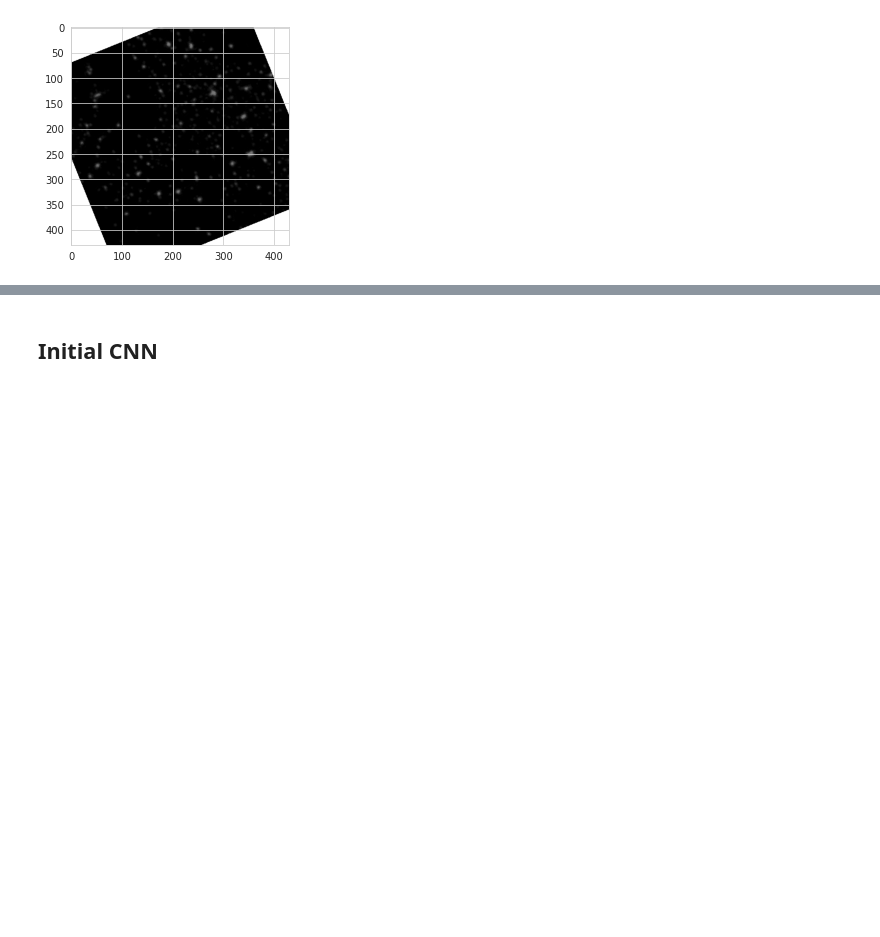
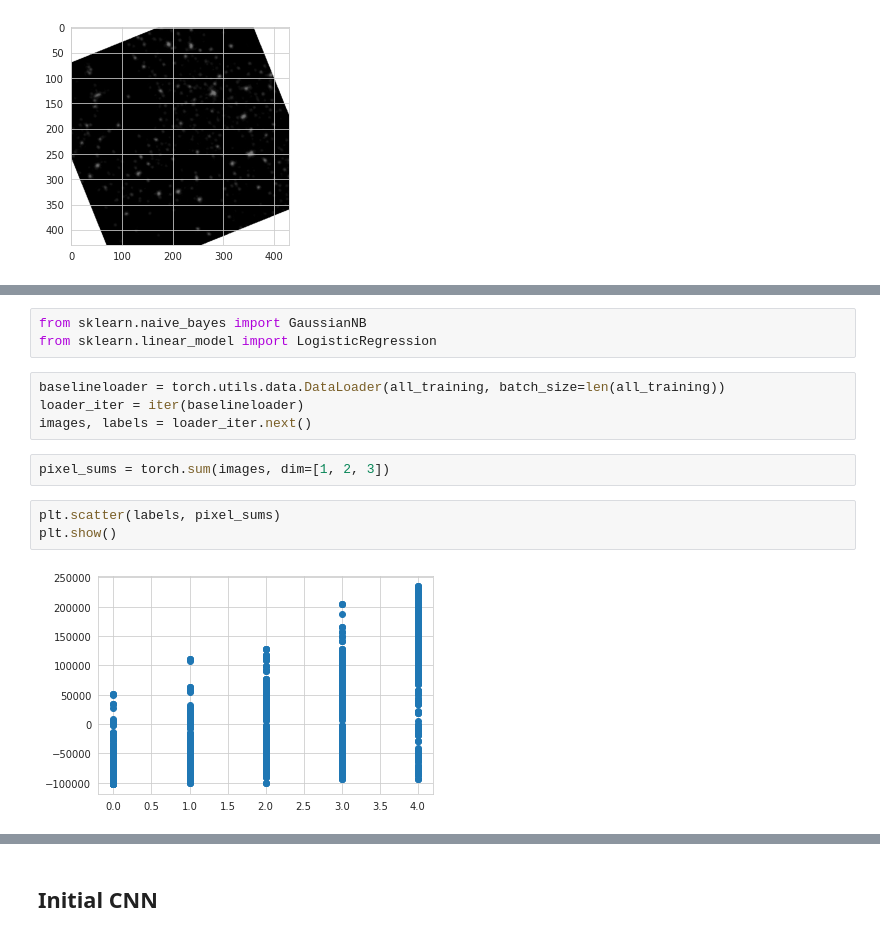
Before and after one commit to mianakajima/NightLights, a Jupyter notebook: notebooks/09_train_CNN_nightlights.ipynb, the cells around one changed output, grey strips where cells are left out. Drawn from its saved outputs; the diff is of its cells as text; blank space fills up the shorter version.

Commit message:
Add baseline comparison

```diff
--- a/notebooks/09_train_CNN_nightlights.ipynb
+++ b/notebooks/09_train_CNN_nightlights.ipynb
@@ -128,0 +133,14 @@ Label:  tensor(0)
+# %%
+from sklearn.naive_bayes import GaussianNB
+from sklearn.linear_model import LogisticRegression
+# %%
+baselineloader = torch.utils.data.DataLoader(all_training, batch_size=len(all_training))
+loader_iter = iter(baselineloader)
+images, labels = loader_iter.next()
+# %%
+pixel_sums = torch.sum(images, dim=[1, 2, 3])
+# %%
+plt.scatter(labels, pixel_sums)
+plt.show()
+# %% [output]
+[figure, added]
```
Also changed, not shown: parts of 12 cells of this notebook.
